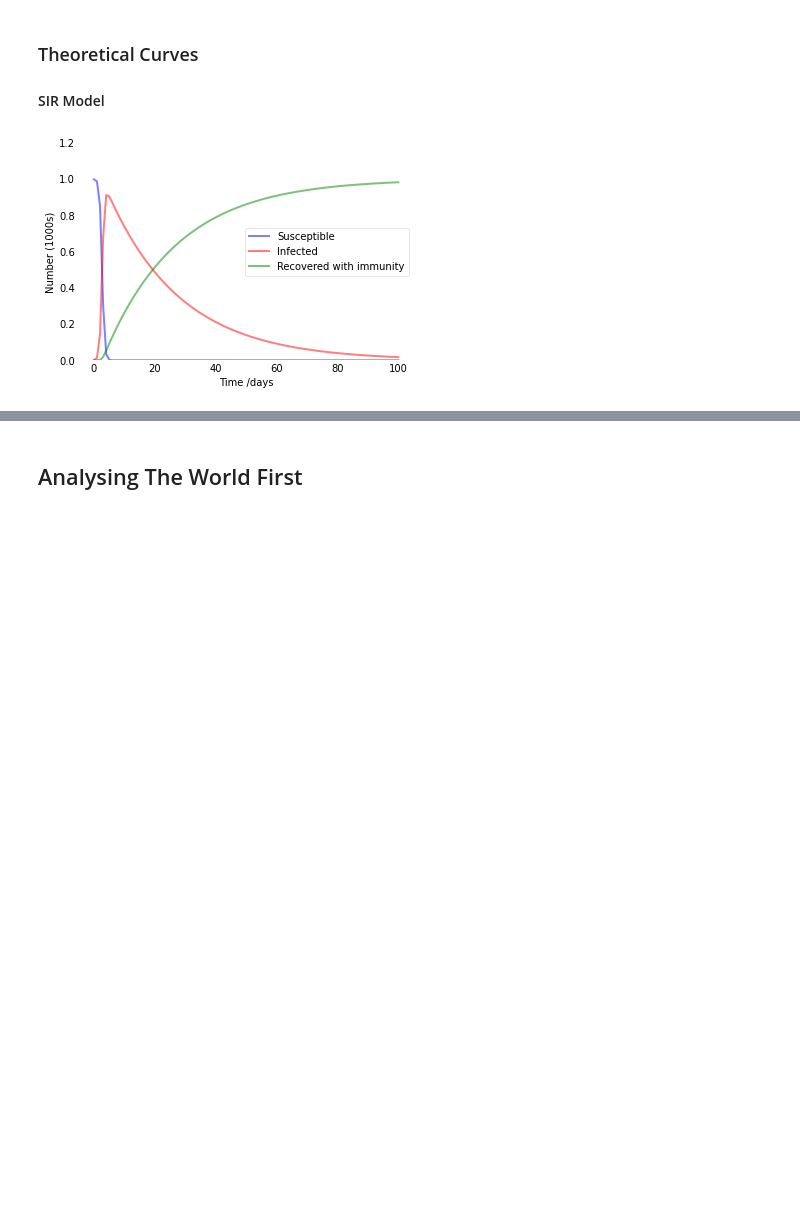
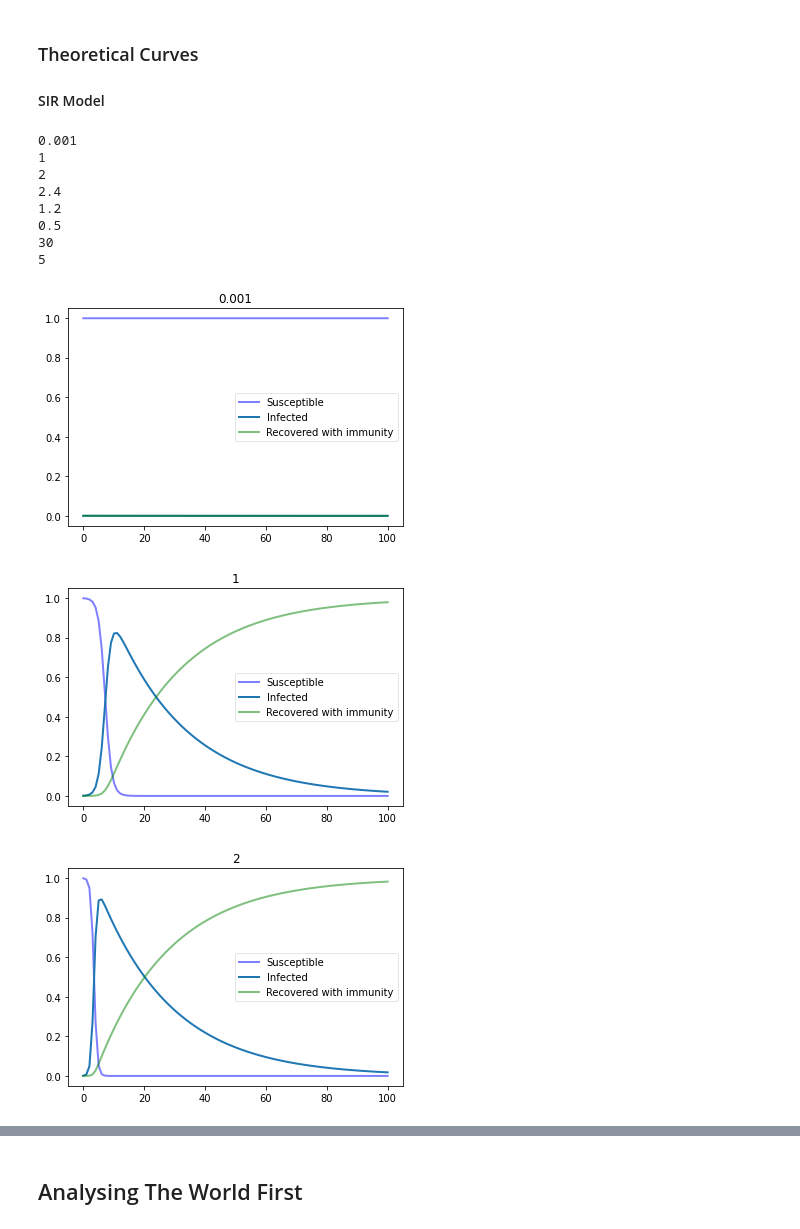
Before and after one commit to RahulBatra065/Report-on-Covid-19, a Jupyter notebook: Finalised-Notebook.ipynb, the cells around one changed output, grey strips where cells are left out. Drawn from its saved outputs; the diff is of its cells as text; code cells hidden in the pictures; blank space fills up the shorter version.

```diff
--- a/Finalised-Notebook.ipynb
+++ b/Finalised-Notebook.ipynb
@@ -31,44 +31,49 @@ from fbprophet.plot import plot_plotly
 # %%
 N = 1000
 # Initial number of infected and recovered individuals, I0 and R0.
 I0, R0 = 1, 0
 # Everyone else, S0, is susceptible to infection initially.
 S0 = N - I0 - R0
 # Contact rate, beta, and mean recovery rate, gamma, (in 1/days).
-beta, gamma = 2.6, 1/24
+gamma =  1/24
 # A grid of time points (in days)
 t = np.linspace(0, 100, 100)
 
 # The SIR model differential equations.
-def deriv(y, t, N, beta, gamma):
-    S, I, R = y
-    dSdt = -beta * S * I / N
-    dIdt = beta * S * I / N - gamma * I
-    dRdt = gamma * I
-    return dSdt, dIdt, dRdt
+z = [0.001,1,2,2.4,1.2,0.5,30,5]
+for beta in z:
+    def deriv(y, t, N, beta, gamma):
+        S, I, R = y
+        dSdt = -beta * S * I / N
+        dIdt = beta * S * I / N - gamma * I
+        dRdt = gamma * I
+        return dSdt, dIdt, dRdt
 
 # Initial conditions vector
-y0 = S0, I0, R0
+    y0 = S0, I0, R0
 # Integrate the SIR equations over the time grid, t.
-ret = odeint(deriv, y0, t, args=(N, beta, gamma))
-S, I, R = ret.T
-
+    ret = odeint(deriv, y0, t, args=(N, beta, gamma))
+    S, I, R = ret.T
+    fg = 'Recovered with immunity'
 # Plot the data on three separate curves for S(t), I(t) and R(t)
-fig = plt.figure(facecolor='w')
-ax = fig.add_subplot(111, axisbelow=True)
-ax.plot(t, S/1000, 'b', alpha=0.5, lw=2, label='Susceptible')
-ax.plot(t, I/1000, 'r', alpha=0.5, lw=2, label='Infected')
-ax.plot(t, R/1000, 'g', alpha=0.5, lw=2, label='Recovered with immunity')
-ax.set_xlabel('Time /days')
-ax.set_ylabel('Number (1000s)')
-ax.set_ylim(0,1.2)
-ax.yaxis.set_tick_params(length=0)
-ax.xaxis.set_tick_params(length=0)
-ax.grid(b=True, which='major', c='w', lw=2, ls='-')
-legend = ax.legend()
-legend.get_frame().set_alpha(0.5)
-for spine in ('top', 'right', 'bottom', 'left'):
-    ax.spines[spine].set_visible(False)
-plt.show()
+    fig = plt.figure(facecolor='w')
+    ax = fig.add_subplot(111, axisbelow=True)
+    ax.plot(t, S/1000, 'b', alpha=0.5, lw=2, label='Susceptible')
+    ax.plot(t, I/1000,  lw=2, label='Infected')
+    ax.plot(t, R/1000, 'g', alpha=0.5, lw=2, label=fg)
+    plt.title(str(beta))
+    print(beta)
+    legend.get_frame().set_alpha(0.5)
+    legend = ax.legend()
 # %% [output]
+0.001
+1
+2
+2.4
+1.2
+0.5
+30
+5
-[figure, old version]
+[figure, new version]
+[figure, added]
+[figure, added]
```
Also changed, not shown: parts of 11 cells of this notebook.
